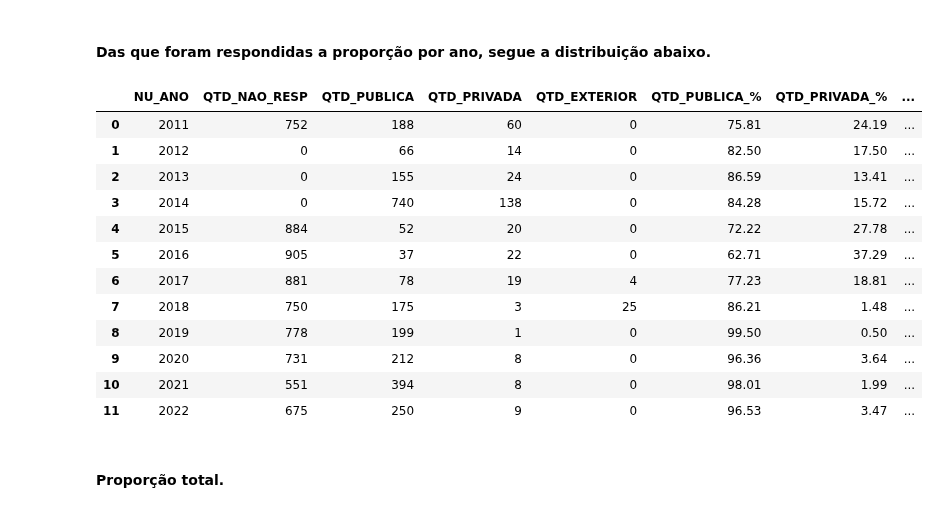
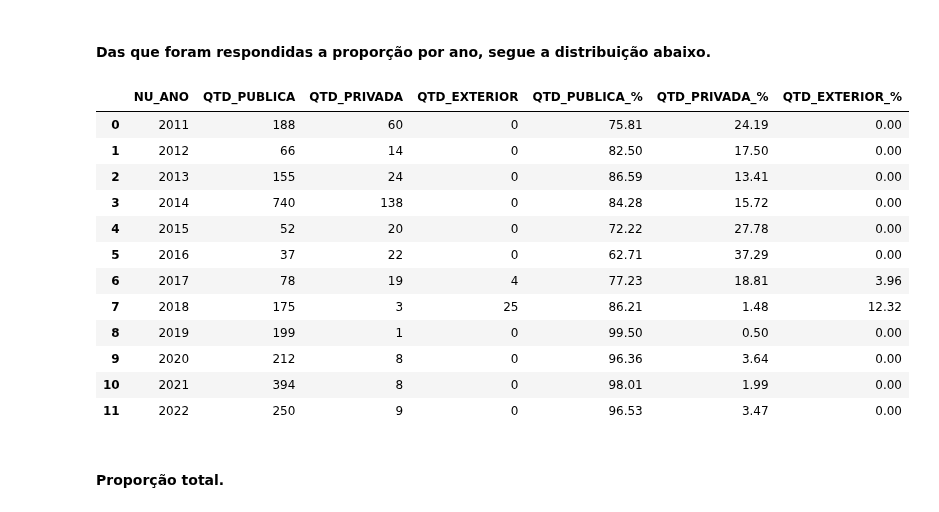
Before and after one commit to Bruno-Santana-Eco/Analise-de-Dados-ENEM, a Jupyter notebook: DataPrep1.ipynb, the cells around one changed output. Saved outputs shown, nothing was run; the diff lists cells and outputs as text; code cells hidden in the pictures.

```diff
--- a/DataPrep1.ipynb
+++ b/DataPrep1.ipynb
@@ -427,31 +438,32 @@ geral3_pct.head(13)
 # %%
 soma_total = geral3_pct.sum(axis=1)
 
 # Iterar sobre as colunas e criar as colunas percentuais automaticamente
 for coluna in geral3_pct.columns:
     if coluna.startswith('QTD_'):  # Certifica-se de que estamos lidando apenas com as colunas relevantes
         coluna_percentual = coluna + '_%'
         proporcao_coluna = geral3_pct[coluna] / soma_total
         geral3_pct[coluna_percentual] = (proporcao_coluna * 100).round(2)
 
 geral3_pct.head()
 
 geral3 = geral3.merge(geral3_pct, on=['QTD_PUBLICA', 'QTD_PRIVADA','QTD_EXTERIOR'], how='outer')
+geral3 = geral3.drop('QTD_NAO_RESP', axis=1)
 geral3.head(13)
 # %% [output]
-|  | NU_ANO | QTD_NAO_RESP | QTD_PUBLICA | QTD_PRIVADA | QTD_EXTERIOR | QTD_PUBLICA_% | QTD_PRIVADA_% | ... |
-| 0 | 2011 | 752 | 188 | 60 | 0 | 75.81 | 24.19 | ... |
-| 1 | 2012 | 0 | 66 | 14 | 0 | 82.50 | 17.50 | ... |
-| 2 | 2013 | 0 | 155 | 24 | 0 | 86.59 | 13.41 | ... |
-| 3 | 2014 | 0 | 740 | 138 | 0 | 84.28 | 15.72 | ... |
-| 4 | 2015 | 884 | 52 | 20 | 0 | 72.22 | 27.78 | ... |
-| 5 | 2016 | 905 | 37 | 22 | 0 | 62.71 | 37.29 | ... |
-| 6 | 2017 | 881 | 78 | 19 | 4 | 77.23 | 18.81 | ... |
-| 7 | 2018 | 750 | 175 | 3 | 25 | 86.21 | 1.48 | ... |
-| 8 | 2019 | 778 | 199 | 1 | 0 | 99.50 | 0.50 | ... |
-| 9 | 2020 | 731 | 212 | 8 | 0 | 96.36 | 3.64 | ... |
-| 10 | 2021 | 551 | 394 | 8 | 0 | 98.01 | 1.99 | ... |
-| 11 | 2022 | 675 | 250 | 9 | 0 | 96.53 | 3.47 | ... |
+|  | NU_ANO | QTD_PUBLICA | QTD_PRIVADA | QTD_EXTERIOR | QTD_PUBLICA_% | QTD_PRIVADA_% | QTD_EXTERIOR_% |
+| 0 | 2011 | 188 | 60 | 0 | 75.81 | 24.19 | 0.00 |
+| 1 | 2012 | 66 | 14 | 0 | 82.50 | 17.50 | 0.00 |
+| 2 | 2013 | 155 | 24 | 0 | 86.59 | 13.41 | 0.00 |
+| 3 | 2014 | 740 | 138 | 0 | 84.28 | 15.72 | 0.00 |
+| 4 | 2015 | 52 | 20 | 0 | 72.22 | 27.78 | 0.00 |
+| 5 | 2016 | 37 | 22 | 0 | 62.71 | 37.29 | 0.00 |
+| 6 | 2017 | 78 | 19 | 4 | 77.23 | 18.81 | 3.96 |
+| 7 | 2018 | 175 | 3 | 25 | 86.21 | 1.48 | 12.32 |
+| 8 | 2019 | 199 | 1 | 0 | 99.50 | 0.50 | 0.00 |
+| 9 | 2020 | 212 | 8 | 0 | 96.36 | 3.64 | 0.00 |
+| 10 | 2021 | 394 | 8 | 0 | 98.01 | 1.99 | 0.00 |
+| 11 | 2022 | 250 | 9 | 0 | 96.53 | 3.47 | 0.00 |
 # %% [markdown]
 #### Proporção total.
 # %%
```
Also changed, not shown: parts of 31 cells of this notebook, 2 other files.
